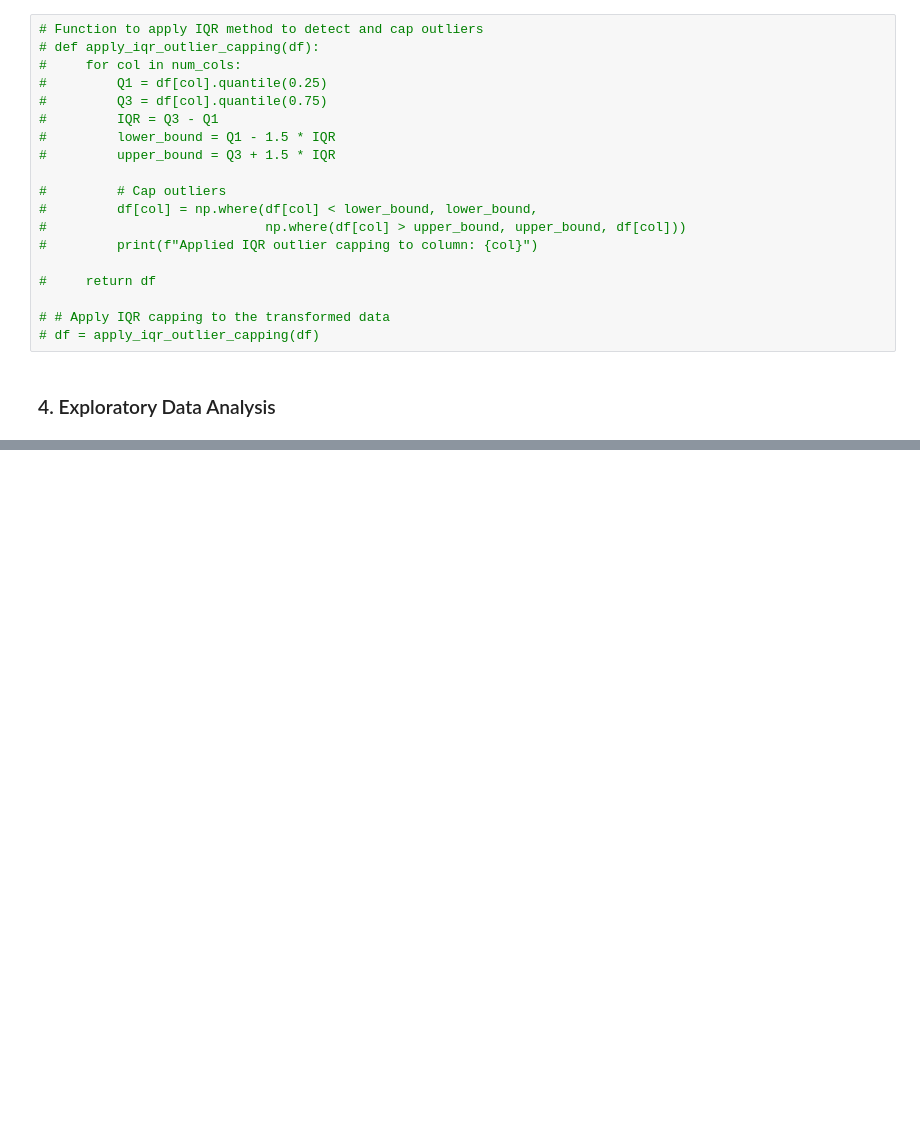
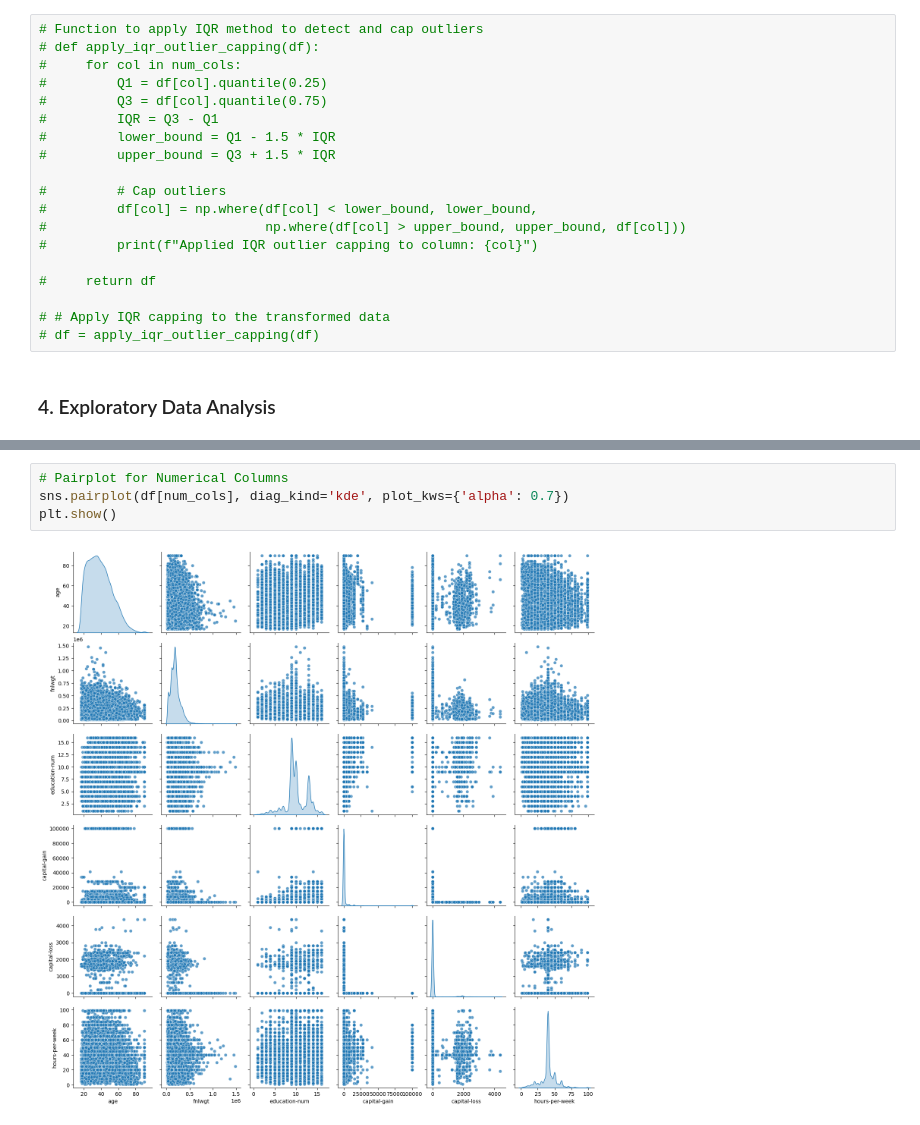
Before and after one commit to sam23287/Income-Prediction-ML-Project-, a Jupyter notebook: Exploratory_data_analysis.ipynb, the cells around one changed output, grey strips where cells are left out. Saved outputs shown, nothing was run; the diff lists cells and outputs as text; blank space fills up the shorter version.

```diff
--- a/Exploratory_data_analysis.ipynb
+++ b/Exploratory_data_analysis.ipynb
@@ -414,0 +510,6 @@ df.head()
+# %%
+# Pairplot for Numerical Columns
+sns.pairplot(df[num_cols], diag_kind='kde', plot_kws={'alpha': 0.7})
+plt.show()
+# %% [output]
+[figure, added]
```
Also changed, not shown: parts of 18 cells of this notebook, 2 other files.
